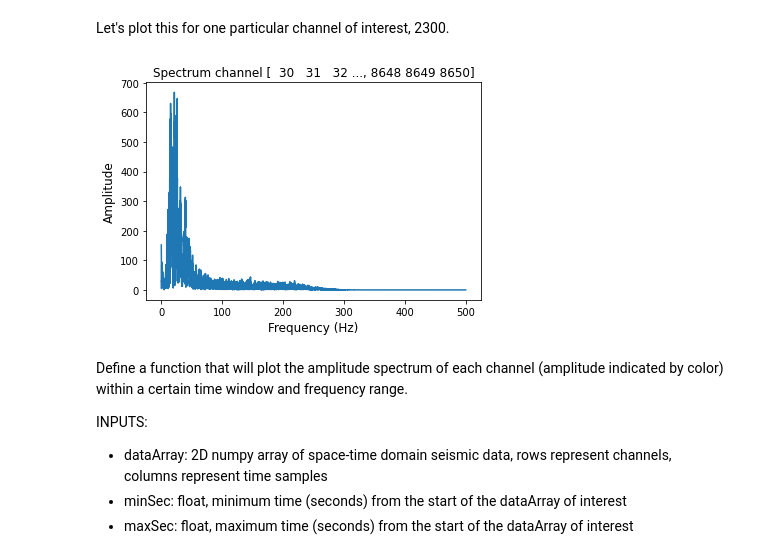
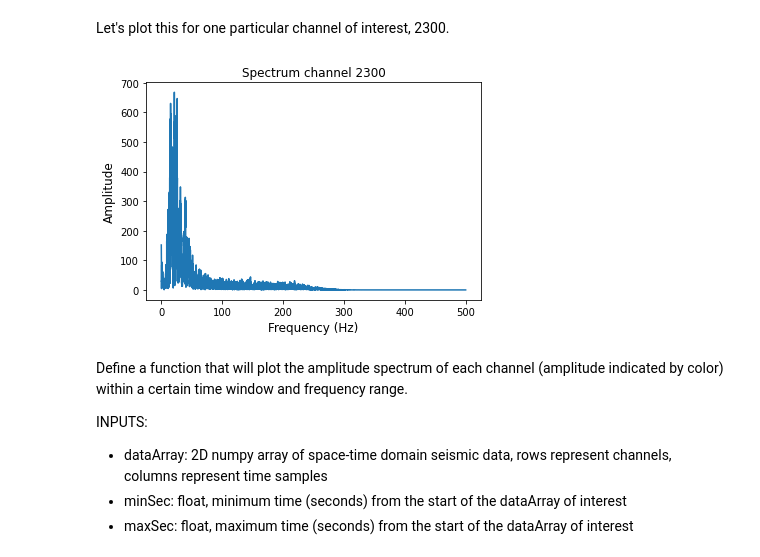
Before and after one commit to DAS-RCN/IntroToDASData, a Jupyter notebook: BradyHotSprings.ipynb, the cells around one changed output. Cells and saved outputs as stored; diff of their text form; code cells hidden in the pictures.

```diff
--- a/BradyHotSprings.ipynb
+++ b/BradyHotSprings.ipynb
@@ -378,9 +379,9 @@ def plotSpecOneCh(chOfInterest,dataArray,sampleRate,title):
 Let's plot this for one particular  channel of interest, 2300.
 # %%
 channel = 2300
-plotSpecOneCh(channel,data,samplesPerSecond,'Spectrum channel '+str(ch))
+plotSpecOneCh(channel,data,samplesPerSecond,'Spectrum channel '+str(channel))
 # %% [output]
-[figure, old version]
+[figure, new version]
 # %% [markdown]
 Define a function that will plot the amplitude spectrum of each channel (amplitude indicated by color) within a certain time window and frequency range.
 
```
Also changed, not shown: parts of 3 cells of this notebook.
